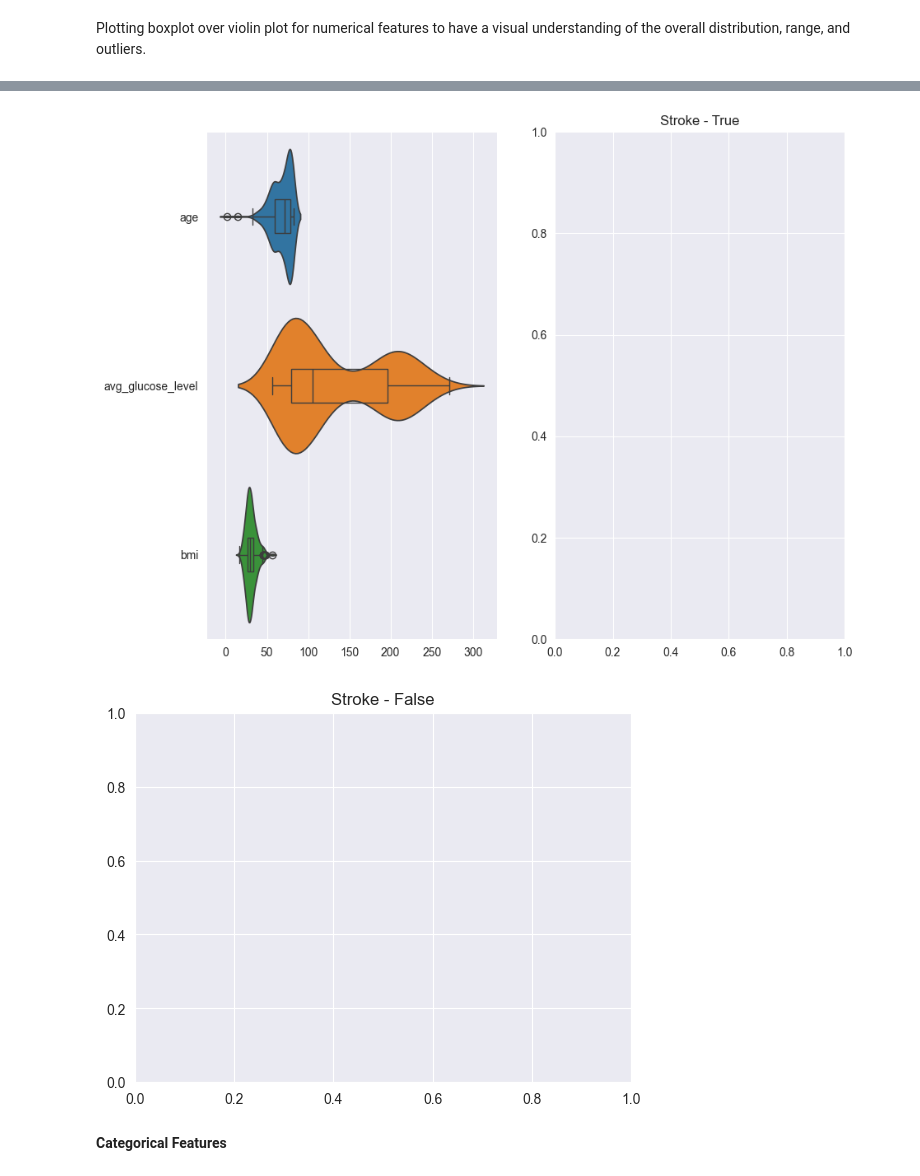
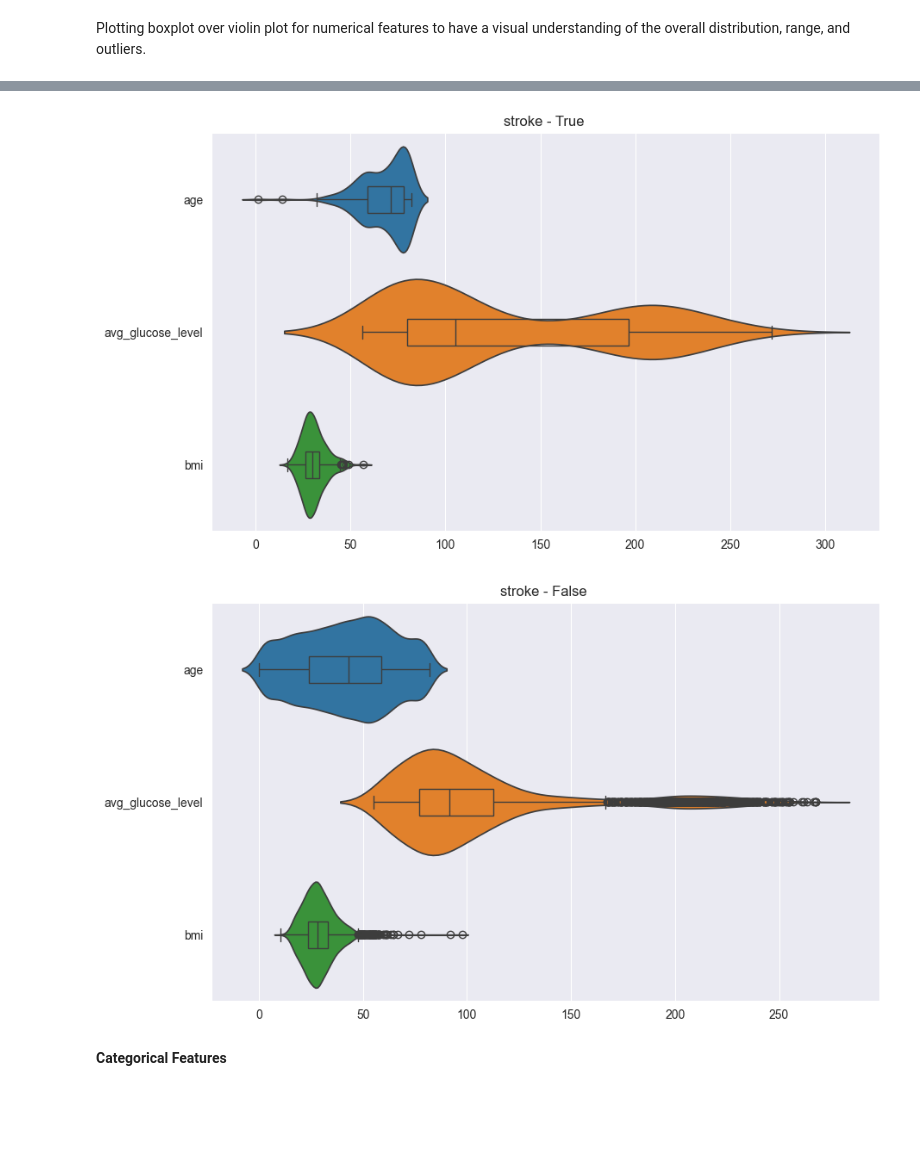
Before and after one commit to CelineChiLamNg/healthcare-stroke-prediction, a Jupyter notebook: stroke_prediction.ipynb, the cells around one changed output, grey strips where cells are left out. Saved outputs shown, nothing was run; the diff lists cells and outputs as text; code cells hidden in the pictures; blank space fills up the shorter version.

```diff
--- a/stroke_prediction.ipynb
+++ b/stroke_prediction.ipynb
@@ -376,13 +375,11 @@ plt.title('Numerical Data Violin Box Plot')
 # %%
-fig, axes = plt.subplots(nrows=1, ncols=2, figsize=(10, 8))
-violin_boxplot(data=stroke_data[stroke_data.stroke == 1], columns=numerical_columns, title='Stroke - True',
-               ax=axes[0])
+violin_boxplot(data=stroke_data[stroke_data.stroke == 1],
+               columns=numerical_columns, title='stroke - True ')
 violin_boxplot(data=stroke_data[stroke_data.stroke == 0],
-columns=numerical_columns, title='Stroke - False',
-               ax=axes[1])
+               columns=numerical_columns, title='stroke - False ')
 # %% [output]
-[figure, old version]
+[figure, new version]
-[figure, old version]
+[figure, new version]
 # %% [markdown]
 **Categorical Features**
 # %% [markdown]
```
Also changed, not shown: parts of 3 cells of this notebook.
